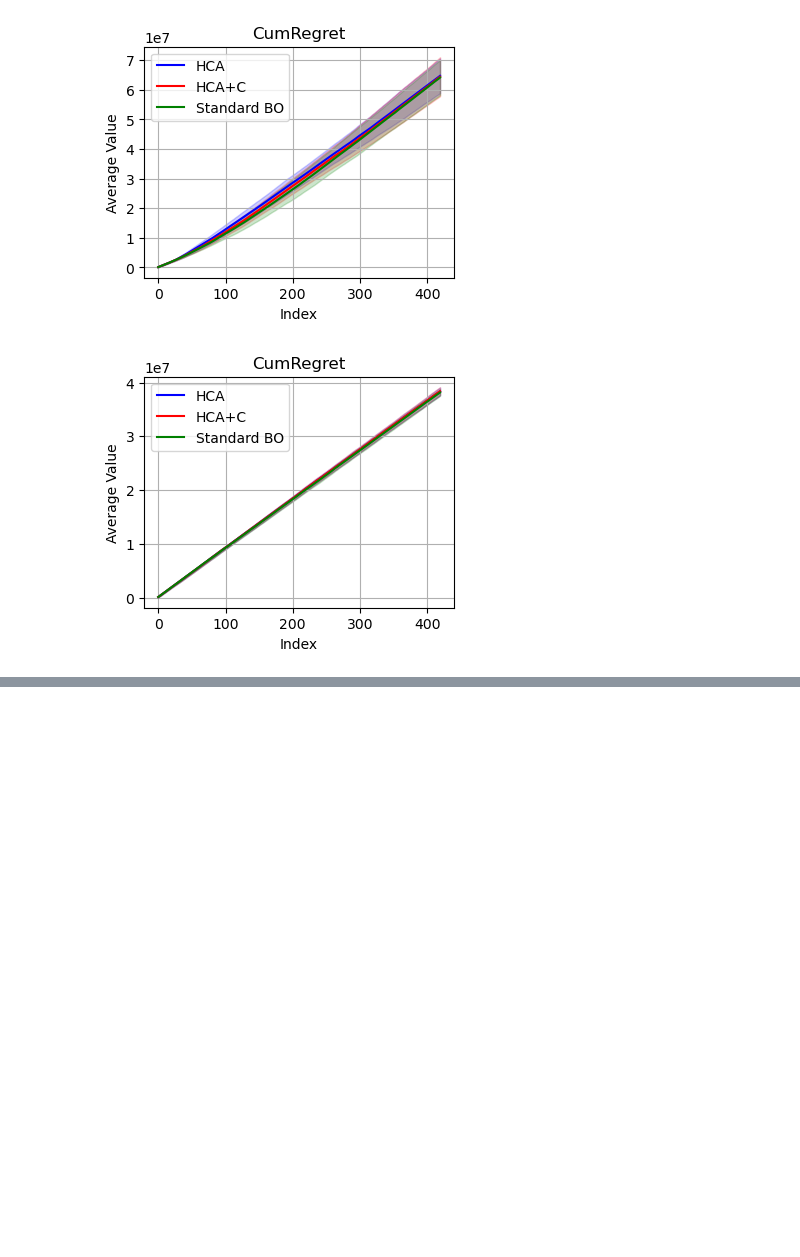
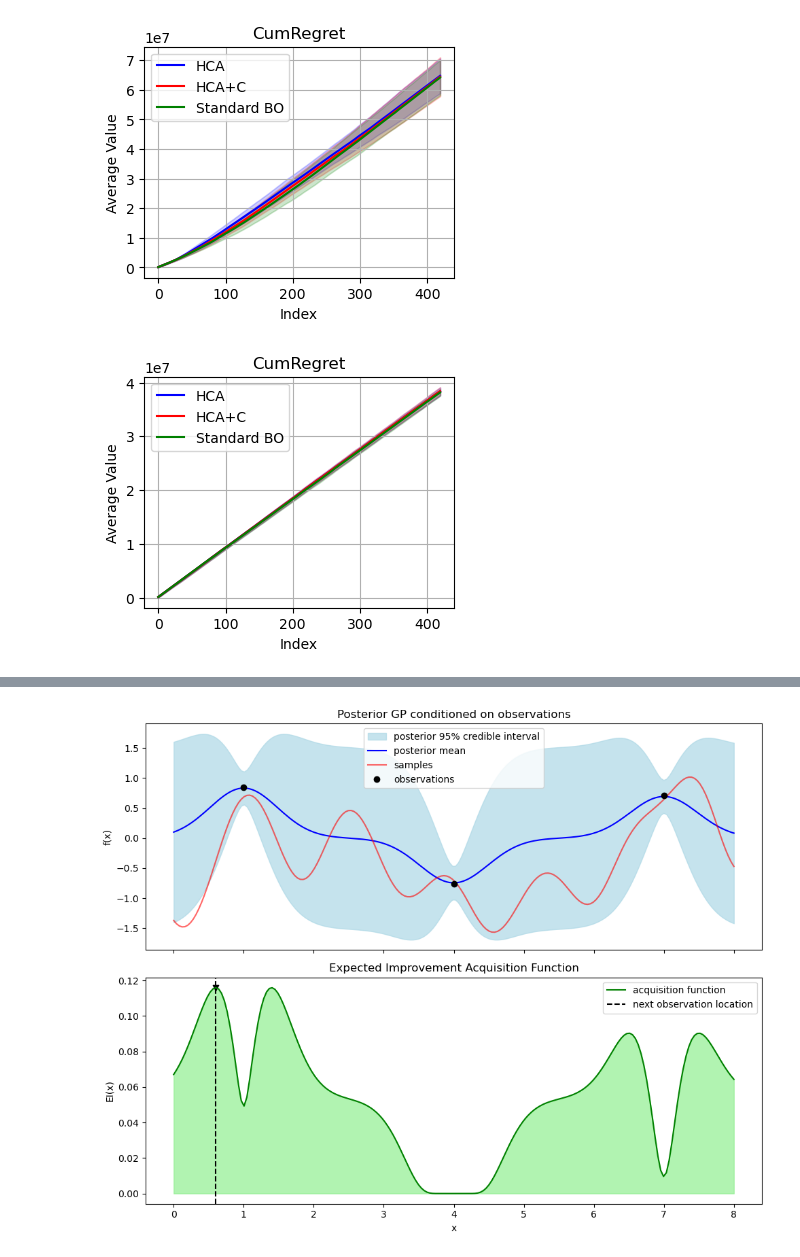
Before and after one commit to Luke-Wei/BO_HCA_GpyTorch_new, a Jupyter notebook: plot.ipynb, the cells around one changed output, grey strips where cells are left out. Drawn from its saved outputs; the diff is of its cells as text; code cells hidden in the pictures; blank space fills up the shorter version.

```diff
--- a/plot.ipynb
+++ b/plot.ipynb
@@ -1737,0 +1790,61 @@ plt.show()
+# %%
+import numpy as np
+import matplotlib.pyplot as plt
+import GPy
+
+# Generate synthetic data
+X_obs = np.array([[1.], [4.], [7.]])
+Y_obs = np.sin(X_obs) + np.random.randn(*X_obs.shape) * 0.1
+
+# Fit Gaussian Process
+gp_model = GPy.models.GPRegression(X_obs, Y_obs, kernel=GPy.kern.RBF(input_dim=1, lengthscale=1.0))
+gp_model.Gaussian_noise.variance = 0.01
+gp_model.optimize()
+
+# Predictions
+X = np.linspace(0, 8, 200).reshape(-1, 1)
+mu, variance = gp_model.predict(X)
+sigma = np.sqrt(variance)
+
+# Sampling from GP posterior
+samples = gp_model.posterior_samples_f(X, size=3)
+
+# Acquisition Function (Expected Improvement example)
+def EI(mu, sigma, f_best):
+    with np.errstate(divide='warn'):
+        Z = (mu - f_best) / sigma
+        ei = (mu - f_best) * norm.cdf(Z) + sigma * norm.pdf(Z)
+        ei[sigma == 0.0] = 0.0
+        return ei
+
+from scipy.stats import norm
+f_best = Y_obs.max()
+ei = EI(mu.flatten(), sigma.flatten(), f_best)
+next_x = X[np.argmax(ei)]
+
+# Plotting
+fig, (ax1, ax2) = plt.subplots(2, 1, figsize=(10, 8), sharex=True)
+
+# GP Posterior
+ax1.fill_between(X.flatten(), (mu - 1.96 * sigma).flatten(), (mu + 1.96 * sigma).flatten(), color='lightblue', alpha=0.7, label='posterior 95% credible interval')
+ax1.plot(X, mu, 'b-', label='posterior mean')
+ax1.plot(X, samples[:, :, 0], 'r-', alpha=0.6, label='samples')
+ax1.plot(X_obs, Y_obs, 'ko', label='observations')
+ax1.set_ylabel('f(x)')
+ax1.legend()
+ax1.set_title('Posterior GP conditioned on observations')
+
+# Acquisition Function
+ax2.plot(X, ei, 'g-', label='acquisition function')
+ax2.fill_between(X.flatten(), 0, ei, color='lightgreen', alpha=0.7)
+ax2.axvline(next_x, color='k', linestyle='--', label='next observation location')
+ax2.scatter([next_x], [np.max(ei)], marker='v', color='k')
+ax2.set_xlabel('x')
+ax2.set_ylabel('EI(x)')
+ax2.legend()
+ax2.set_title('Expected Improvement Acquisition Function')
+
+plt.tight_layout()
+plt.show()
+# %% [output]
+[figure, added]
```
Also changed, not shown: parts of 1 cell of this notebook, 5 other files.
